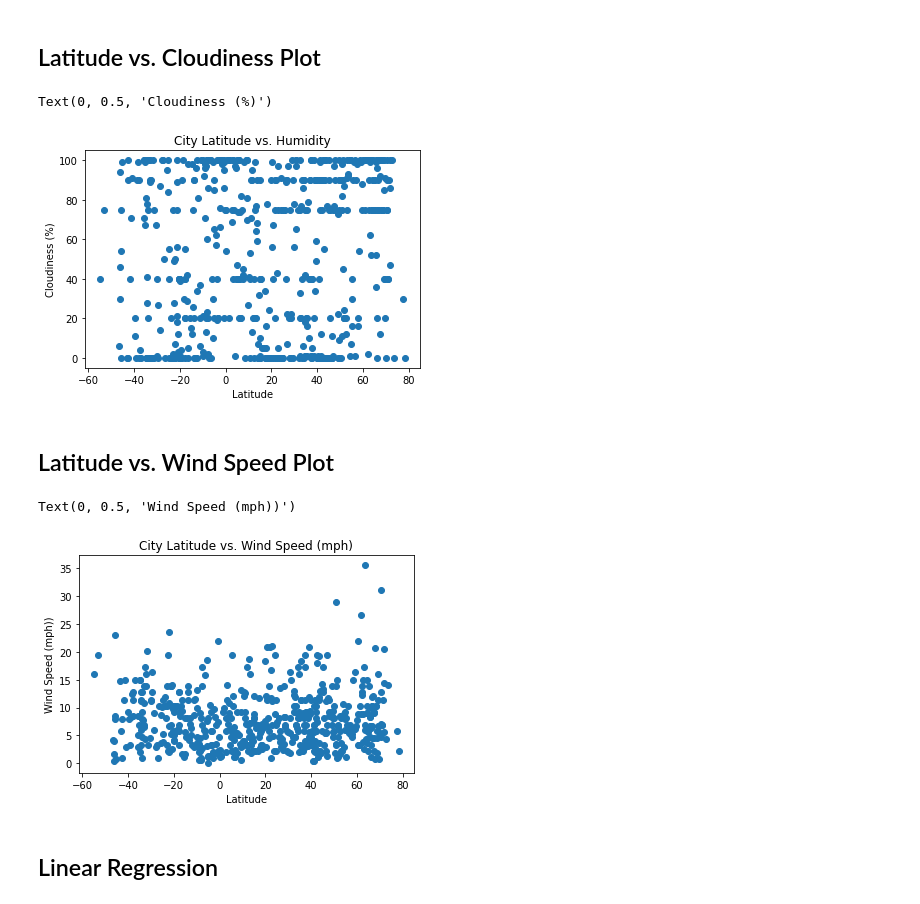
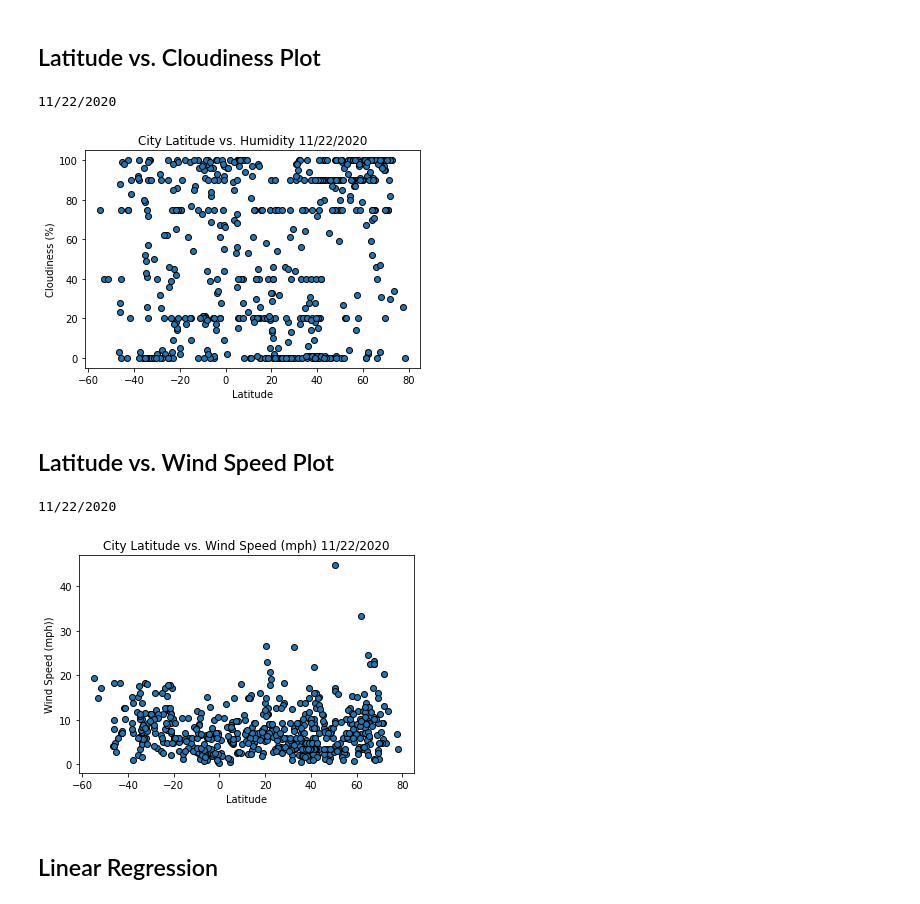
Before and after one commit to jessicaramosmolina/python-api-challenge, a Jupyter notebook: starter_code/WeatherPy.ipynb, the cells around one changed output. Saved outputs shown, nothing was run; the diff lists cells and outputs as text; code cells hidden in the pictures.

```diff
--- a/starter_code/WeatherPy.ipynb
+++ b/starter_code/WeatherPy.ipynb
@@ -169,6 +157,10 @@ Processing Record 615 | vilhena
 * Export the city data into a .csv.
 * Display the DataFrame
 # %%
+from datetime import datetime
+thistime = datetime.now().strftime("%m/%d/%Y")
+print(thistime)
+
 #convert raw data to DataFrame
 weather_df = pd.DataFrame({
     "City": city_name,
@@ -178,7 +170,8 @@ weather_df = pd.DataFrame({
     "Humidity" : humidity,
     "Cloudiness" : cloudiness,
     "Wind Speed (mph)": wind_speed,
-    "Country": country
+    "Country": country,
+    "Date": thistime
 })
 weather_df.head(10)
 # %% [output]
@@ -298,35 +297,45 @@ Text(0, 0.5, 'Humidity (%)')
 # %% [markdown]
 ## Latitude vs. Cloudiness Plot
 # %%
+from datetime import datetime
+thistime = datetime.now().strftime("%m/%d/%Y")
+print(thistime)
+
 x_axis = weather_df['Lat']
 y_axis = weather_df['Cloudiness']
 
 # making a scatter plot
-plt.scatter(x_axis, y_axis, marker='o')
+plt.scatter(x_axis, y_axis, edgecolors='black')
 
 # giving the name to the x and y label
-plt.title('City Latitude vs. Humidity')
+plt.title('City Latitude vs. Humidity ' + thistime)
 plt.xlabel('Latitude')
 plt.ylabel('Cloudiness (%)')
+plt.savefig('Latitude_vs_cloudiness.jpg')
 # %% [output]
-Text(0, 0.5, 'Cloudiness (%)')
+11/22/2020
-[figure, old version]
+[figure, new version]
 # %% [markdown]
 ## Latitude vs. Wind Speed Plot
 # %%
+from datetime import datetime
+thistime = datetime.now().strftime("%m/%d/%Y")
+print(thistime)
+
 x_axis = weather_df['Lat']
 y_axis = weather_df['Wind Speed (mph)']
 
 # making a scatter plot
-plt.scatter(x_axis, y_axis, marker='o')
+plt.scatter(x_axis, y_axis, edgecolors='black')
 
 # giving the name to the x and y label
-plt.title('City Latitude vs. Wind Speed (mph)')
+plt.title('City Latitude vs. Wind Speed (mph) ' + thistime)
 plt.xlabel('Latitude')
 plt.ylabel('Wind Speed (mph))')
+plt.savefig('Latitude_vs_wind_speed.jpg')
 # %% [output]
-Text(0, 0.5, 'Wind Speed (mph))')
+11/22/2020
-[figure, old version]
+[figure, new version]
 # %% [markdown]
 ## Linear Regression
 # %% [markdown]
```
Also changed, not shown: parts of 24 cells of this notebook, 13 other files.
